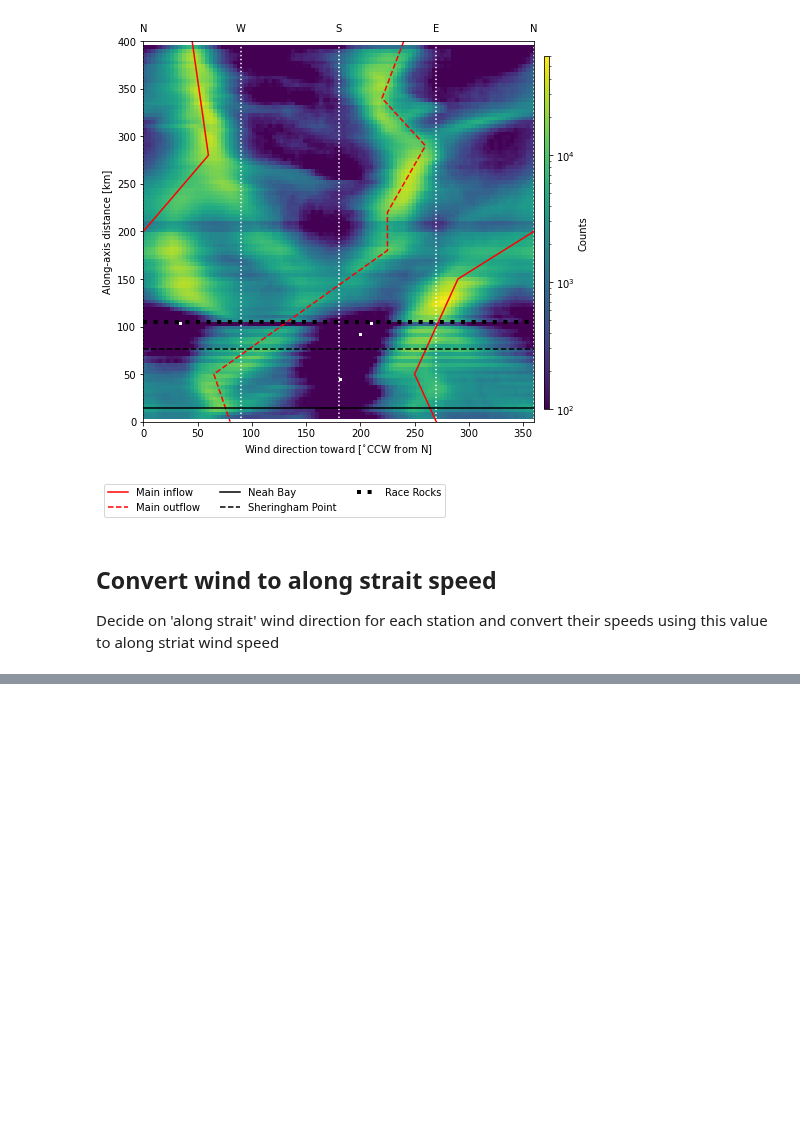
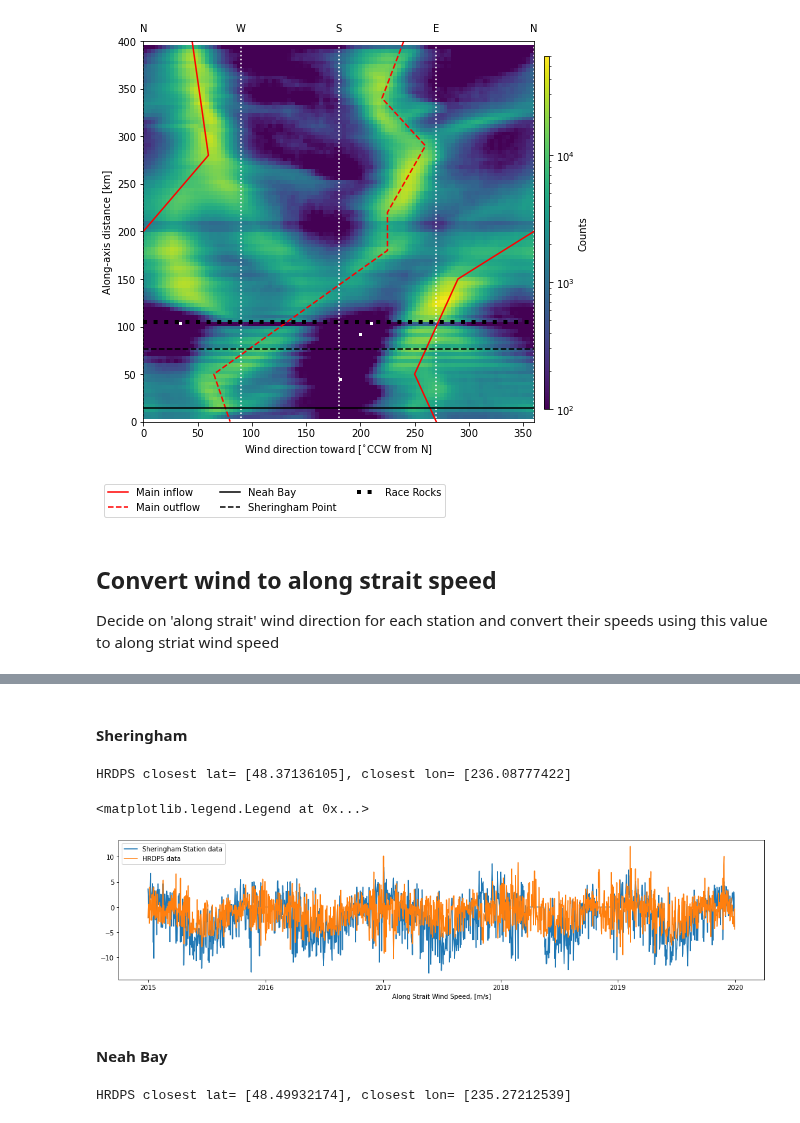
Before and after one commit to rbeutel/eosc510, a Jupyter notebook: Station_HRDPS-Summer.ipynb, the cells around one changed output, grey strips where cells are left out. Cells and saved outputs as stored; diff of their text form; code cells hidden in the pictures; blank space fills up the shorter version.

```diff
--- a/Station_HRDPS-Summer.ipynb
+++ b/Station_HRDPS-Summer.ipynb
@@ -182,0 +291,32 @@ racerocks['axisSPD'] = s_rr
+# %% [markdown]
+#### Sheringham
+# %%
+ind_SH = find_nearest(hrdps_lon, hrdps_lat, sheringham['Longitude (x)'][0]+360, sheringham['Latitude (y)'][0])
+print('HRDPS closest lat= '+str(hrdps_lat[ind_SH])+', closest lon= '+str(hrdps_lon[ind_SH]))
+# %% [output]
+HRDPS closest lat= [48.37136105], closest lon= [236.08777422]
+# %%
+#trim HRDPS and convert to along-axis speed
+s_sh = np.zeros(len(speed_hrdps[ind_SH,:][0]))
+
+for i in range(len(s_sh)):
+    s_sh[i] = along_axis_wind(speed_hrdps[ind_SH,:][0][i],math.degrees(direc_hrdps[ind_SH,:][0][i]*10),direc_sh)
+
+axSPD_hrdps_sh = s_sh
+# %%
+#plot comparison to sheringham
+plt.figure(figsize=(18,4))
+plt.plot(time,SH_davg['axisSPD']*1000*(1/3600),label='Sheringham Station data')
+plt.plot(time,axSPD_hrdps_sh, label='HRDPS data')
+plt.xlabel('Along Strait Wind Speed, [m/s]')
+plt.legend()
+# %% [output]
+<matplotlib.legend.Legend at 0x...>
+[figure, added]
+# %% [markdown]
+#### Neah Bay
+# %%
+ind_NB = find_nearest(hrdps_lon, hrdps_lat, -124.726+360, 48.493)
+print('HRDPS closest lat= '+str(hrdps_lat[ind_NB])+', closest lon= '+str(hrdps_lon[ind_NB]))
+# %% [output]
+HRDPS closest lat= [48.49932174], closest lon= [235.27212539]
```
Also changed, not shown: parts of 25 cells of this notebook.
